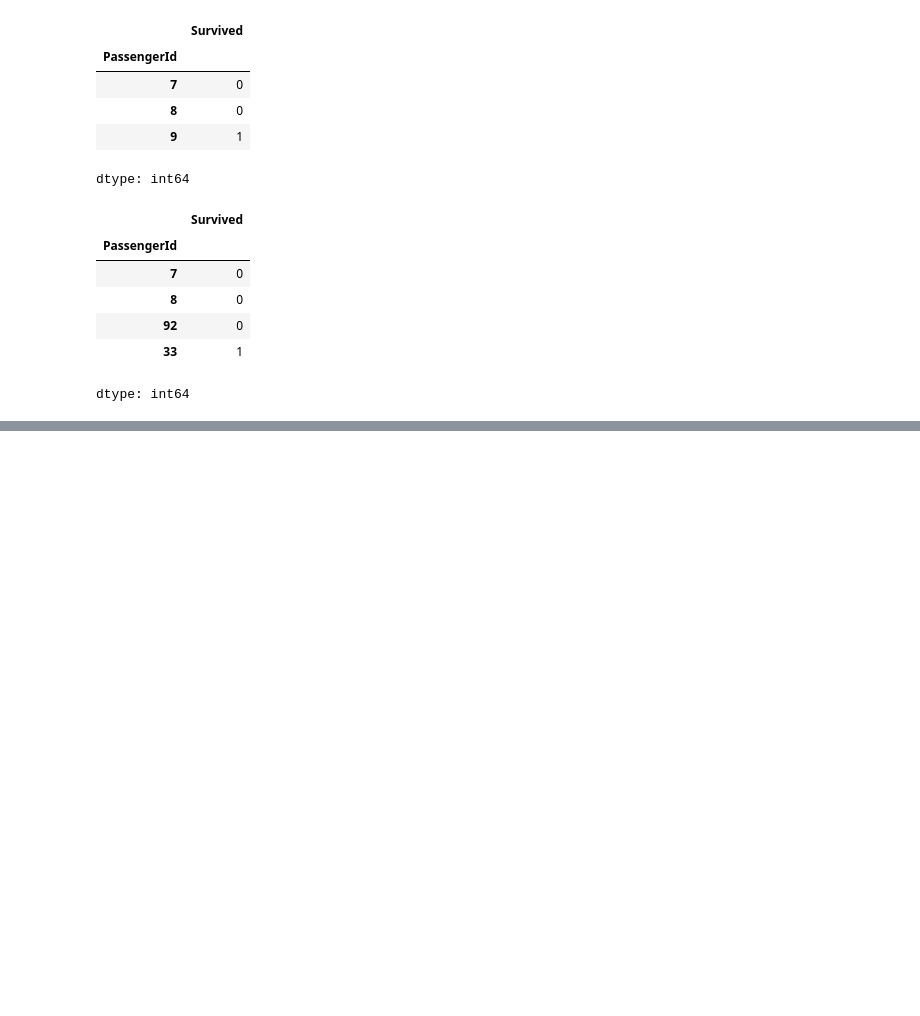
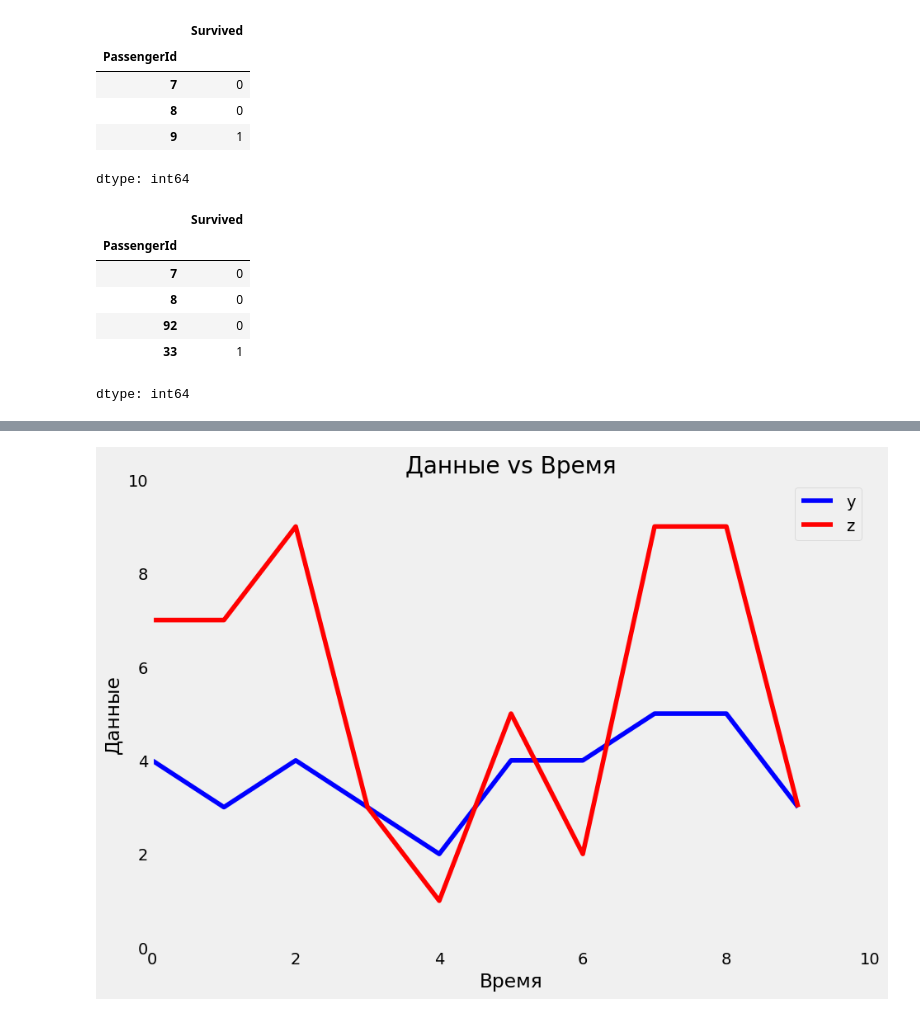
Before and after one commit to mromanenko095/ml-assignments, a Jupyter notebook: Pandas_Matplotlib_Sklearn.ipynb, the cells around one changed output, grey strips where cells are left out. Drawn from its saved outputs; the diff is of its cells as text; code cells hidden in the pictures; blank space fills up the shorter version.

```diff
--- a/Pandas_Matplotlib_Sklearn.ipynb
+++ b/Pandas_Matplotlib_Sklearn.ipynb
@@ -216,0 +379,29 @@ dtype: int64
+# %%
+# Несколько зависимостей на одном графике
+
+x = np.arange(10)
+y = np.random.randint(1, 10, size=10)
+z = np.random.randint(1, 10, size=10)
+
+plt.figure(figsize=(10, 7))
+
+plt.plot(x, y, color='blue', label='y')
+plt.plot(x, z, color='red', label='z')
+
+# Легенда
+plt.legend()
+
+plt.title('Данные vs Время')
+plt.xlabel('Время')
+plt.ylabel('Данные')
+
+# Ограничение осей
+plt.xlim(0, 10)
+plt.ylim(0, 10)
+
+# Сетка
+plt.grid()
+
+plt.show()
+# %% [output]
+[figure, added]
```
Also changed, not shown: parts of 36 cells of this notebook.
